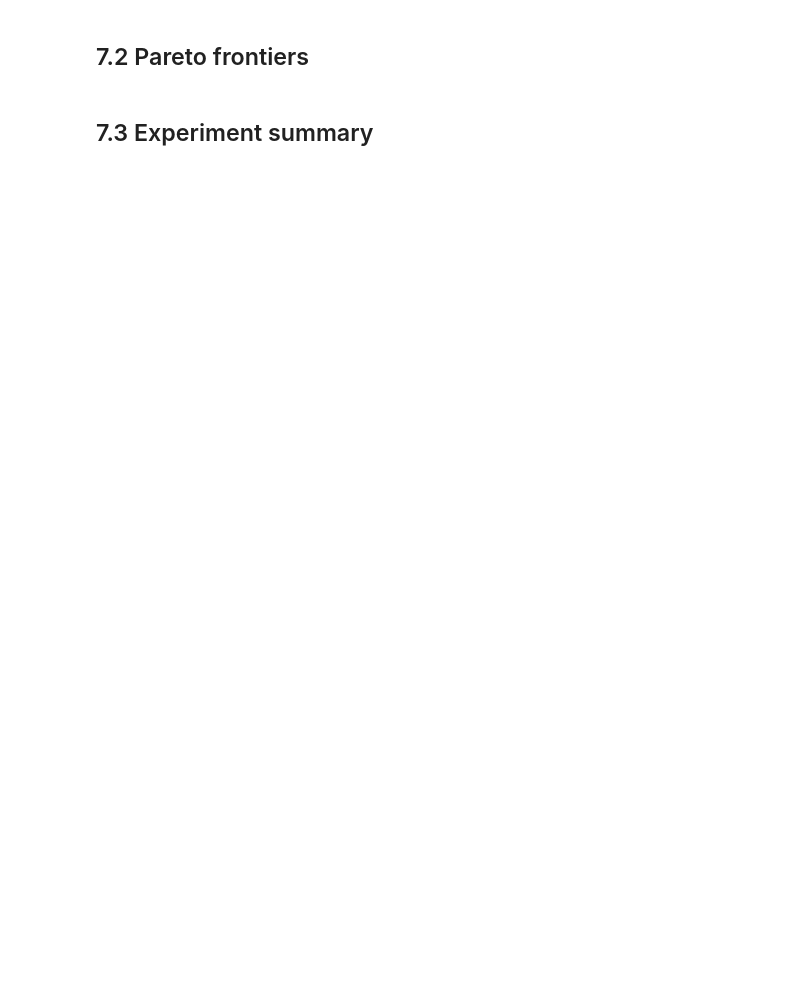
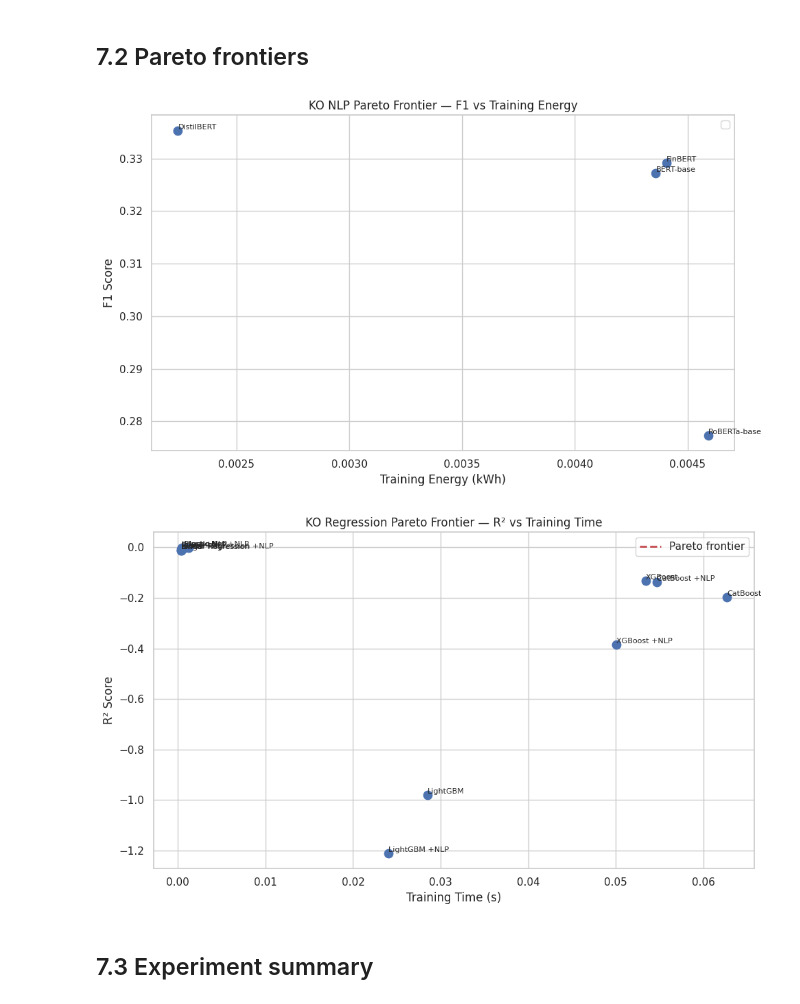
Before and after one commit to jomo8/energy-analysis-pipeline, a Jupyter notebook: 07_visualization.ipynb, the cells around one changed output. Saved outputs shown, nothing was run; the diff lists cells and outputs as text; code cells hidden in the pictures; blank space fills up the shorter version.

```diff
--- a/07_visualization.ipynb
+++ b/07_visualization.ipynb
@@ -113,17 +112,16 @@ def plot_pareto(df, x_col, y_col, title, xlabel, ylabel, save_as=None):
     #   4. The kept points form the upper-left envelope: the set of models
     #      for which no other model is BOTH cheaper AND more accurate.
     #
-    # Models that fall below this envelope are "dominated" — there exists
-    # some other model that beats them on both axes simultaneously, so they
-    # are never the right choice regardless of how cost and accuracy are
-    # weighted against each other.
+    # Models below the envelope are "dominated": some other model beats them
+    # on both axes simultaneously, so they are never the right choice
+    # regardless of how cost and accuracy are weighted against each other.
     # Collapse per-seed runs to one mean point per model.
     agg = df.groupby("model").agg(
         x_mean=(x_col, "mean"),
         y_mean=(y_col, "mean"),
     ).reset_index()
 
-    # Sort by x-axis (cost) so we can build the frontier left-to-right.
+    # Sort by x-axis (cost) so the frontier is built left-to-right.
     sorted_pts = agg.sort_values("x_mean")
     pareto_x, pareto_y = [], []
     best_y = -np.inf
@@ -137,7 +135,7 @@ def plot_pareto(df, x_col, y_col, title, xlabel, ylabel, save_as=None):
     fig, ax = plt.subplots(figsize=(10, 6))
     ax.scatter(agg["x_mean"], agg["y_mean"], s=80, zorder=3)
 
-    # Annotate each point with model name to keep chart self-explanatory.
+    # Annotate each point with model name.
     for _, row in agg.iterrows():
         ax.annotate(
             row["model"],
@@ -147,42 +145,45 @@ def plot_pareto(df, x_col, y_col, title, xlabel, ylabel, save_as=None):
             va="bottom",
         )
 
-    # Draw the frontier line only if we have multiple frontier points.
+    # Draw the frontier line only if there are multiple frontier points.
     if len(pareto_x) > 1:
         ax.plot(pareto_x, pareto_y, "r--", linewidth=2, label="Pareto frontier")
 
     ax.set_xlabel(xlabel)
     ax.set_ylabel(ylabel)
     ax.set_title(title)
     ax.legend()
 
     plt.tight_layout()
     if save_as:
         plt.savefig(RESULTS_DIR / save_as, dpi=150, bbox_inches="tight")
     plt.show()
 
 
-# Pareto frontier for NLP model tradeoff.
+# Pareto frontier for NLP model tradeoff (energy-cost frontier).
 plot_pareto(
     nlp_df,
-    "train_time_s",
+    "energy_train_kwh",
     "f1",
-    "AMZN NLP Pareto Frontier — F1 vs Training Time",
-    "Training Time (s)",
+    "KO NLP Pareto Frontier: F1 vs Training Energy",
+    "Training Energy (kWh)",
     "F1 Score",
     save_as="nlp_pareto.png",
 )
 
-# Pareto frontier for regression model tradeoff.
+# Pareto frontier for regression model tradeoff (time-cost frontier).
 plot_pareto(
     reg_df,
     "train_time_s",
     "r2",
-    "AMZN Regression Pareto Frontier — R² vs Training Time",
+    "KO Regression Pareto Frontier: R² vs Training Time",
     "Training Time (s)",
     "R² Score",
     save_as="regression_pareto.png",
 )
+# %% [output]
+[figure, added]
+[figure, added]
 # %% [markdown]
 ## 7.3 Experiment summary
 # %%
```
Also changed, not shown: parts of 5 cells of this notebook, 4 other files.
